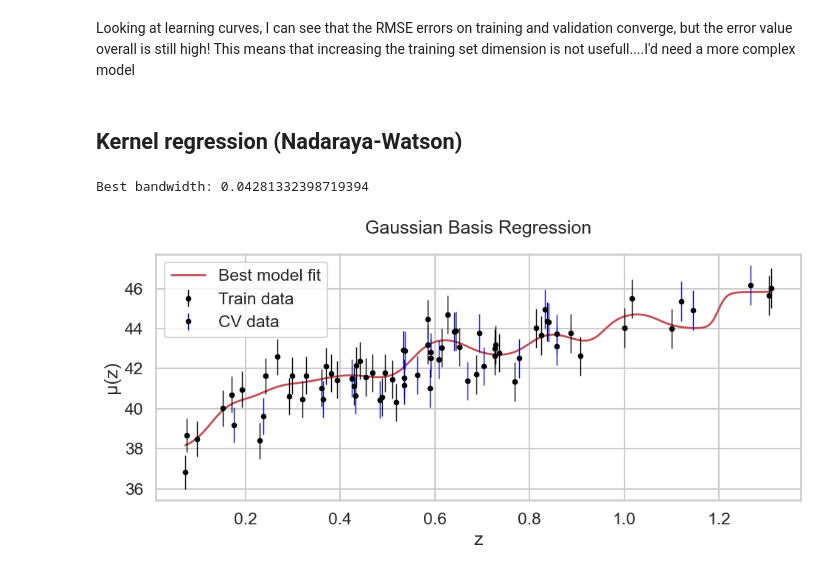
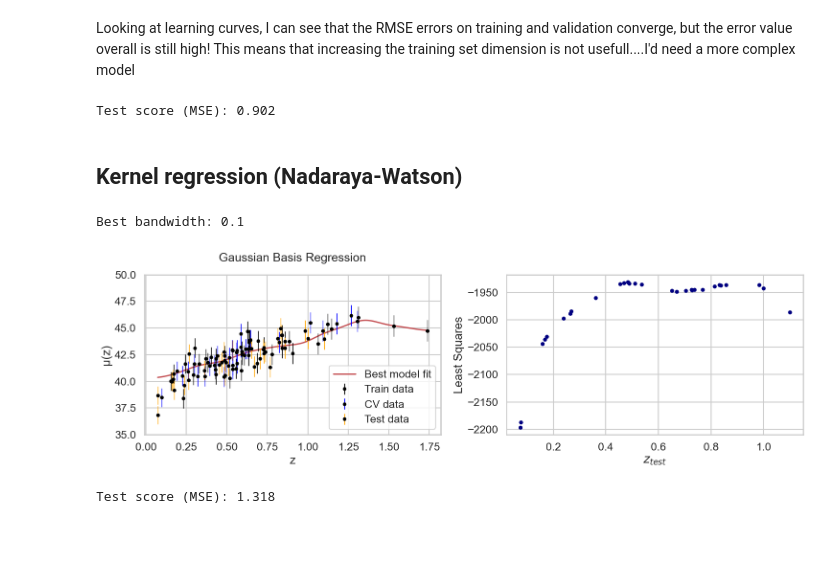
Before and after one commit to Richardforphys/Astrostatistics, a Jupyter notebook: Notebooks/Exam/supernovae_part1.ipynb, the cells around one changed output. Drawn from its saved outputs; the diff is of its cells as text; code cells hidden in the pictures; blank space fills up the shorter version.

```diff
--- a/Notebooks/Exam/supernovae_part1.ipynb
+++ b/Notebooks/Exam/supernovae_part1.ipynb
@@ -120,5 +101,6 @@ X = np.vstack([z_sample, mu_sample, dmu]).T
 # %%
-X_train, X_cv, X_test = train_test_cv_split(X, train_pc=0.5, cv_pc=0.4, test_pc=0.1)
+X_train, temp = train_test_split(X, test_size=0.6, shuffle=True, random_state=42)
+X_test, X_cv = train_test_split(temp, test_size=0.5, shuffle=True, random_state=42)
 # %%
 plt.errorbar(X_train[:, 0], X_train[:, 1], yerr=X_train[:, 2], fmt='.k', ecolor='k', lw=1,label='train_data')
 plt.errorbar(X_cv[:, 0], X_cv[:, 1], yerr=X_cv[:, 2], fmt='.k', ecolor='blue', lw=1,label='cv_data')
@@ -253,7 +245,7 @@ pipe = Pipeline([
 
 param_grid = {'poly__degree': list(np.linspace(1,10,10,dtype=int))}
 
-custom_cv = KFold(n_splits=10, shuffle=True, random_state=42)
+custom_cv = KFold(n_splits=5, shuffle=True, random_state=420)
 
 grid = GridSearchCV(pipe, param_grid, cv=custom_cv, scoring='neg_mean_squared_error', return_train_score=True, refit=True)
 grid.fit(X_cv[:, 0].reshape(-1, 1), X_cv[:, 1])
@@ -463,4 +458,11 @@ plt.show()
 # %% [markdown]
 Looking at learning curves, I can see that the RMSE errors on training and validation converge, but the error value overall is still high! This means that increasing the training set dimension is not usefull....I'd need a more complex model
+# %%
+y_test_pred = model.predict(X_test[:, 0].reshape(-1, 1))
+mse = mean_squared_error(X_test[:, 1], y_test_pred)
+
+print(f"Test score (MSE): {mse:.3f}")
+# %% [output]
+Test score (MSE): 0.902
 # %% [markdown]
 ## Kernel regression (Nadaraya-Watson)
@@ -489,36 +471,48 @@ class NadarayaWatson(BaseEstimator, RegressorMixin):
 # %%
 # Define the bandwidth values to try
-param_grid = {'bandwidth': list(np.power(10, np.linspace(-2,1,20)))}
+param_grid = {'h': list(np.power(10, np.linspace(-1,1,20)))}
 
 # Perform 5-fold cross-validation
-grid = GridSearchCV(NadarayaWatson(), param_grid, cv=custom_cv, scoring='neg_mean_squared_error')
+grid = GridSearchCV(NadarayaWatson(kernel='gaussian'), param_grid, cv=custom_cv, scoring='neg_mean_squared_error')
 
 # Fit on training data
-grid.fit(z_train.reshape(-1, 1), mu_train)
+grid.fit(X_train[:, 0].reshape(-1, 1), X_train[:, 1])
 
 # Best model and bandwidth
 best_model = grid.best_estimator_
-best_bandwidth = grid.best_params_['bandwidth']
+best_bandwidth = grid.best_params_['h']
 print("Best bandwidth:", best_bandwidth)
 # %% [output]
-Best bandwidth: 0.04281332398719394
+Best bandwidth: 0.1
 # %%
-# Predict on a smooth range for plotting
-x_plot = np.linspace(z_train.min(), z_train.max(), 500).reshape(-1, 1)
-y_plot = best_model.predict(x_plot)
-y_pred = best_model.predict(X)
-y_pred_test = best_model.predict(z_test.reshape(-1,1))
-
-# Plot
-plt.plot(z_test, mu_pred, 'r', lw=2, label="Best model fit")
-plt.errorbar(X_train[:, 0], X_train[:, 1], yerr=dmu, fmt='.', color='black', ecolor='black', lw=1, label='Train data')
+plt.figure(figsize=(15,5))
+plt.subplot(1, 2, 1)
+z_fit = np.linspace(z_sample.min(), z_sample.max(), 500).reshape(-1, 1)
+mu_pred = best_model.predict(z_fit)
+plt.plot(z_fit, mu_pred, 'r', lw=2, label="Best model fit")
+plt.errorbar(X_train[:, 0], X_train[:, 1], yerr=X_train[:, 2], fmt='.', color='black', ecolor='black', lw=1, label='Train data')
 plt.errorbar(X_cv[:, 0], X_cv[:, 1], yerr=X_cv[:, 2], fmt='.', color='black', ecolor='blue', lw=1, label='CV data')
+plt.errorbar(X_test[:, 0], X_test[:, 1], yerr=X_test[:, 2], fmt='.', color='black', ecolor='orange', lw=1, label='Test data')
 plt.xlabel("z")
 plt.ylabel("μ(z)")
 plt.title("Gaussian Basis Regression")
 plt.legend()
+plt.ylim(35,50)
+
+plt.subplot(1, 2, 2)
+residuals = (X_test[:,1] - best_model.predict(X_test[:, 0].reshape(-1,1))**2)/X_test[:, 2]**2
+plt.scatter(X_test[:, 0], residuals, marker='.', color='navy')
+plt.ylabel('Least Squares')
+plt.xlabel(r'$z_{test}$')
 plt.tight_layout()
 # %% [output]
-[figure, old version]
+[figure, new version]
+# %%
+y_test_pred = best_model.predict(X_test[:, 0].reshape(-1, 1))
+mse = mean_squared_error(X_test[:, 1], y_test_pred)
+
+print(f"Test score (MSE): {mse:.3f}")
+# %% [output]
+Test score (MSE): 1.318
 # %%
 train_sizes, train_scores, val_scores = learning_curve(
```
Also changed, not shown: parts of 26 cells of this notebook, 1 other file.
